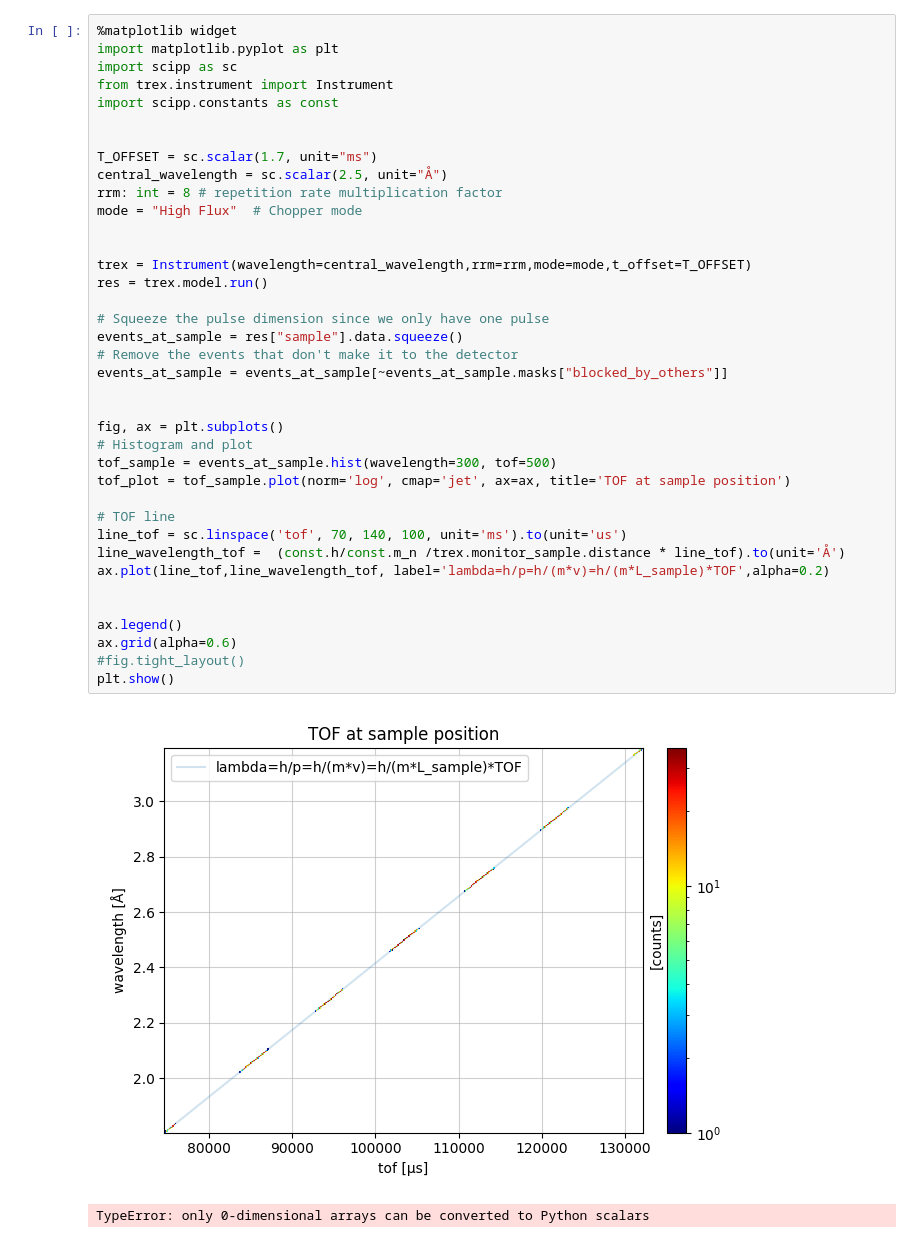
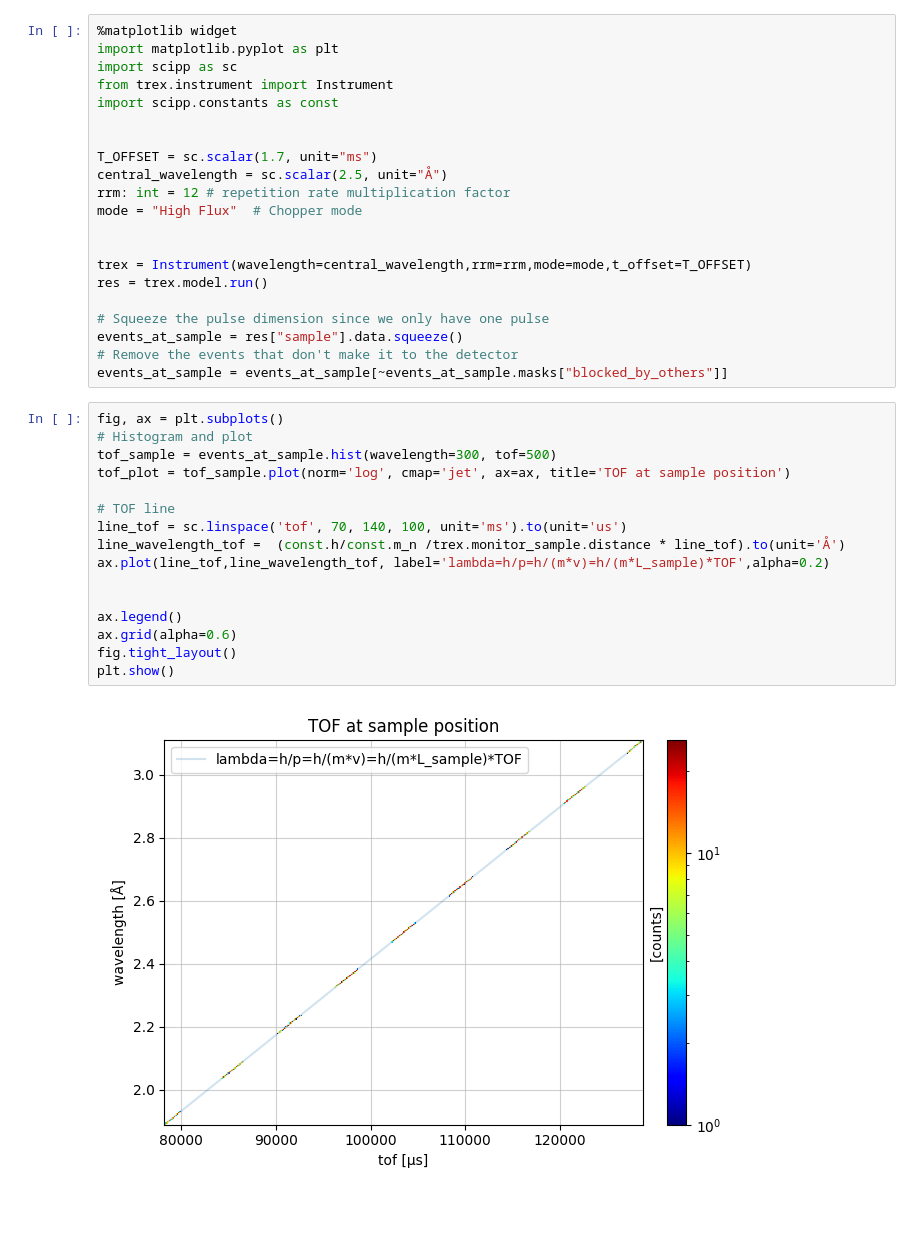
Before and after one commit to YooSunYoung/trex, a Jupyter notebook: jupyter/3_acceptance_diagram.ipynb, the cells around one changed output. Drawn from its saved outputs; the diff is of its cells as text; blank space fills up the shorter version.

```diff
--- a/jupyter/3_acceptance_diagram.ipynb
+++ b/jupyter/3_acceptance_diagram.ipynb
@@ -1,41 +1,39 @@
+# %%
+%matplotlib widget
+import matplotlib.pyplot as plt
+import scipp as sc
+from trex.instrument import Instrument
+import scipp.constants as const
+
+
+T_OFFSET = sc.scalar(1.7, unit="ms")
+central_wavelength = sc.scalar(2.5, unit="Å")
+rrm: int = 12 # repetition rate multiplication factor
+mode = "High Flux"  # Chopper mode
+
+
+trex = Instrument(wavelength=central_wavelength,rrm=rrm,mode=mode,t_offset=T_OFFSET)
+res = trex.model.run()
+
+# Squeeze the pulse dimension since we only have one pulse
+events_at_sample = res["sample"].data.squeeze()
+# Remove the events that don't make it to the detector
+events_at_sample = events_at_sample[~events_at_sample.masks["blocked_by_others"]]
 # %%
-%matplotlib widget
-import matplotlib.pyplot as plt
-import scipp as sc
-from trex.instrument import Instrument
-import scipp.constants as const
-
-
-T_OFFSET = sc.scalar(1.7, unit="ms")
-central_wavelength = sc.scalar(2.5, unit="Å")
-rrm: int = 8 # repetition rate multiplication factor
-mode = "High Flux"  # Chopper mode
-
-
-trex = Instrument(wavelength=central_wavelength,rrm=rrm,mode=mode,t_offset=T_OFFSET)
-res = trex.model.run()
-
-# Squeeze the pulse dimension since we only have one pulse
-events_at_sample = res["sample"].data.squeeze()
-# Remove the events that don't make it to the detector
-events_at_sample = events_at_sample[~events_at_sample.masks["blocked_by_others"]]
-
-
 fig, ax = plt.subplots()
 # Histogram and plot
 tof_sample = events_at_sample.hist(wavelength=300, tof=500)
 tof_plot = tof_sample.plot(norm='log', cmap='jet', ax=ax, title='TOF at sample position')
 
 # TOF line
 line_tof = sc.linspace('tof', 70, 140, 100, unit='ms').to(unit='us')
 line_wavelength_tof =  (const.h/const.m_n /trex.monitor_sample.distance * line_tof).to(unit='Å')
 ax.plot(line_tof,line_wavelength_tof, label='lambda=h/p=h/(m*v)=h/(m*L_sample)*TOF',alpha=0.2)
 
 
 ax.legend()
 ax.grid(alpha=0.6)
-#fig.tight_layout()
+fig.tight_layout()
 plt.show()
 # %% [output]
-[figure, old version]
+[figure, new version]
-TypeError: only 0-dimensional arrays can be converted to Python scalars
```
Also changed, not shown: parts of 2 cells of this notebook, 7 other files.
